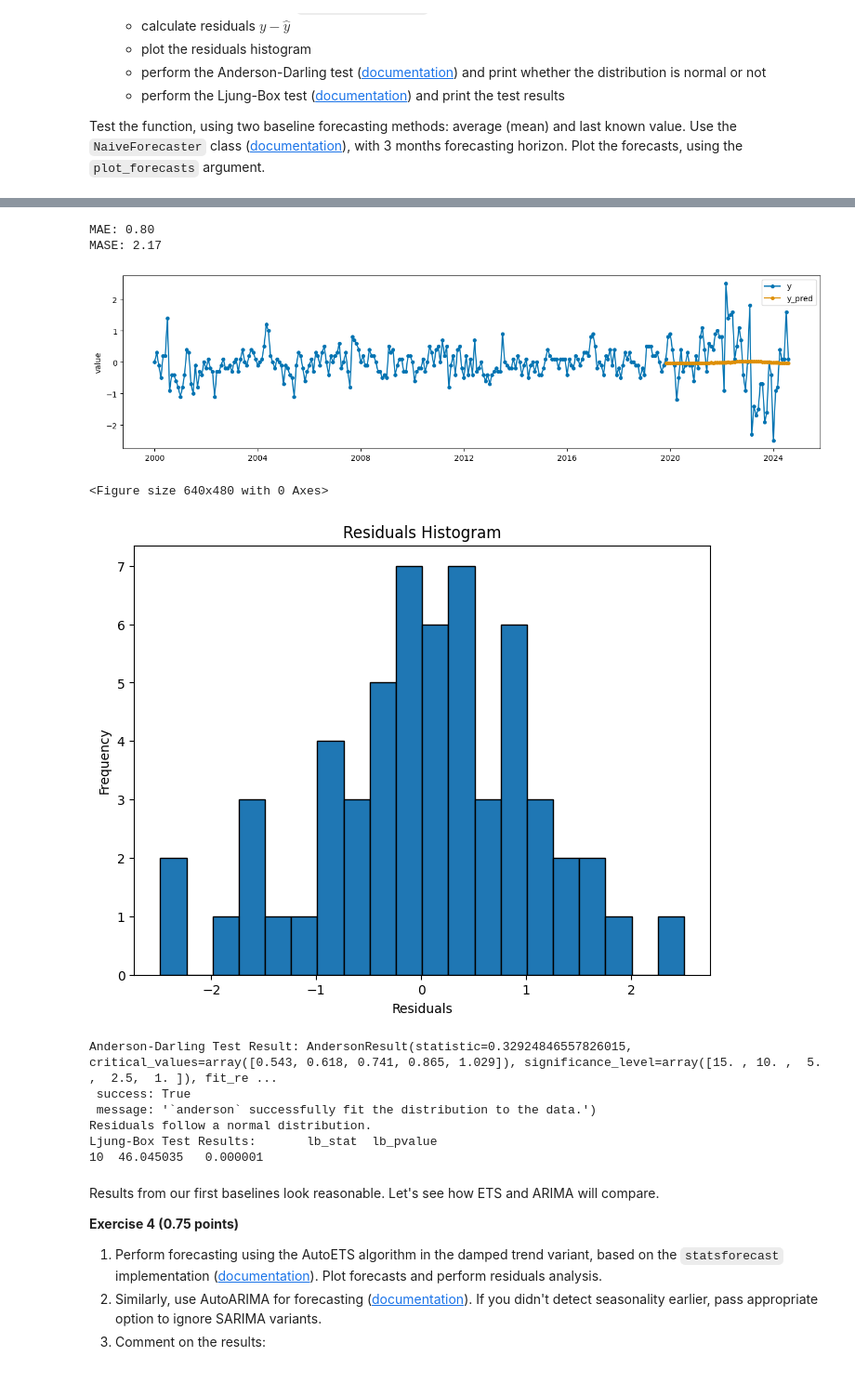
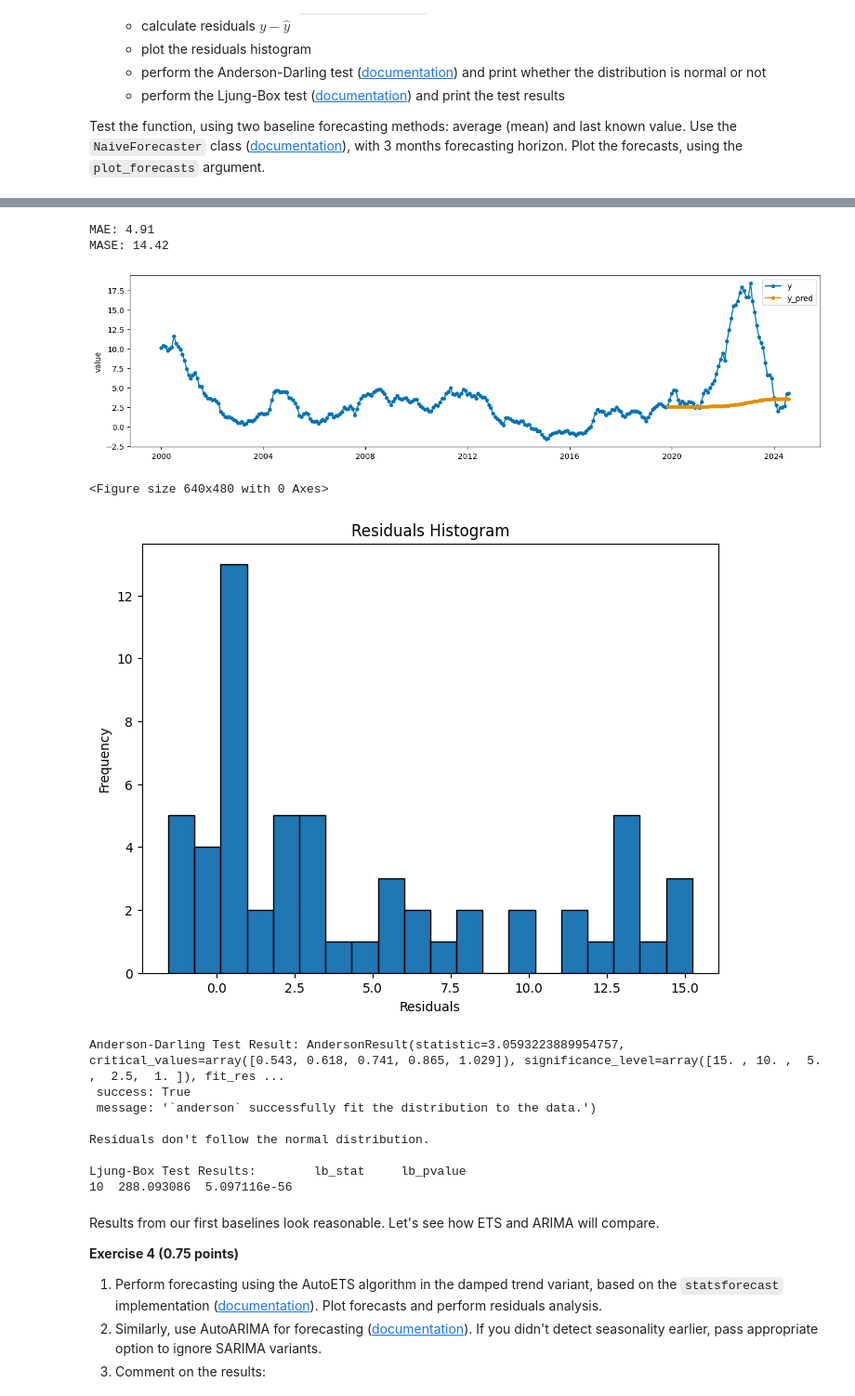
Before and after one commit to mwardynski/machine-learning, a Jupyter notebook: lab4-5/lab4.ipynb, the cells around one changed output, grey strips where cells are left out. Shown at 93% size. Cells and saved outputs as stored; diff of their text form; code cells hidden in the pictures.

```diff
--- a/lab4-5/lab4.ipynb
+++ b/lab4-5/lab4.ipynb
@@ -258,7 +258,7 @@ from sktime.performance_metrics.forecasting import (
     MeanAbsoluteError,
     MeanAbsolutePercentageError,
 )
-from sktime.forecasting.model_selection import ExpandingWindowSplitter
+from sktime.split import ExpandingWindowSplitter
 from statsmodels.stats.diagnostic import acorr_ljungbox
 
 
@@ -269,10 +269,7 @@ def evaluate_model(
     plot_forecasts: bool = False,
     analyze_residuals: bool = False,
 ) -> None:
-    cv = ExpandingWindowSplitter(
-        initial_window = int(0.8 * len(data)),
-        fh = horizon
-    )
+    cv = ExpandingWindowSplitter(initial_window = int(0.8 * len(data)), fh = horizon)
     metrics = [MeanAbsoluteError(), MeanAbsoluteScaledError()]
     results = evaluate(
         forecaster=model,
@@ -309,7 +306,9 @@ def evaluate_model(
         ad_test = anderson(residuals, dist="norm")
         print("Anderson-Darling Test Result:", ad_test)
         if ad_test.statistic < ad_test.critical_values[2]:
-            print("Residuals follow a normal distribution.")
+            print("\nResiduals follow the normal distribution.\n")
+        else:
+            print("\nResiduals don't follow the normal distribution.\n")
 
         ljung_box_test = acorr_ljungbox(residuals, lags=[10], return_df=True)
         print(f"Ljung-Box Test Results: {ljung_box_test}")
@@ -332,17 +333,19 @@ Ljung-Box Test Results:       lb_stat  lb_pvalue
 # %%
-evaluate_model(model = NaiveForecaster(strategy="mean"), data=statio_data, horizon=3, plot_forecasts=True, analyze_residuals=True)
+evaluate_model(model = NaiveForecaster(strategy="mean"), data=df, horizon=3, plot_forecasts=True, analyze_residuals=True)
 # %% [output]
-MAE: 0.80
-MASE: 2.17
+MAE: 4.91
+MASE: 14.42
-[figure, old version]
+[figure, new version]
 <Figure size 640x480 with 0 Axes>
-[figure, old version]
+[figure, new version]
-Anderson-Darling Test Result: AndersonResult(statistic=0.32924846557826015, critical_values=array([0.543, 0.618, 0.741, 0.865, 1.029]), significance_level=array([15. , 10. ,  5. ,  2.5,  1. ]), fit_re ...
+Anderson-Darling Test Result: AndersonResult(statistic=3.0593223889954757, critical_values=array([0.543, 0.618, 0.741, 0.865, 1.029]), significance_level=array([15. , 10. ,  5. ,  2.5,  1. ]), fit_res ...
  success: True
  message: '`anderson` successfully fit the distribution to the data.')
-Residuals follow a normal distribution.
-Ljung-Box Test Results:       lb_stat  lb_pvalue
-10  46.045035   0.000001
+
+Residuals don't follow the normal distribution.
+
+Ljung-Box Test Results:        lb_stat     lb_pvalue
+10  288.093086  5.097116e-56
 # %% [markdown]
 Results from our first baselines look reasonable. Let's see how ETS and ARIMA will compare.
 
```
Also changed, not shown: parts of 9 cells of this notebook.
